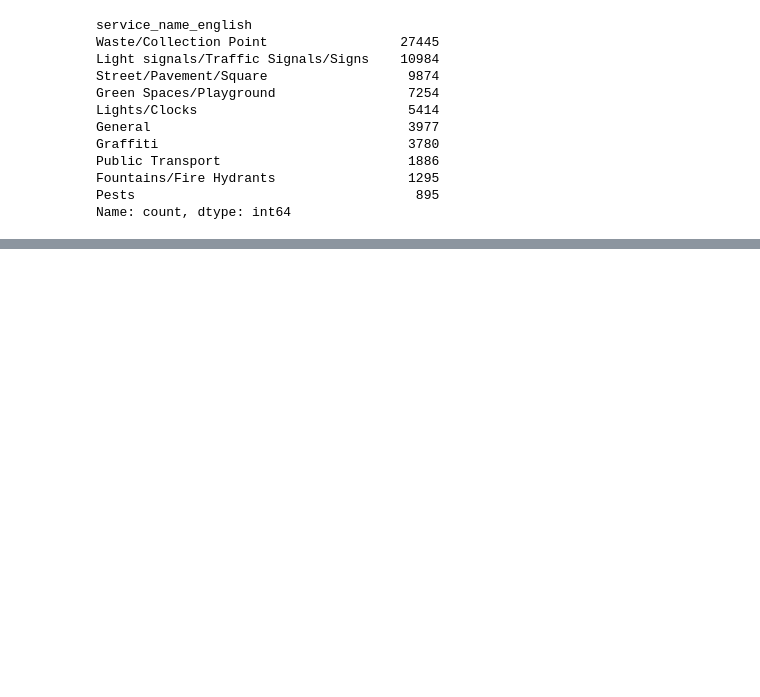
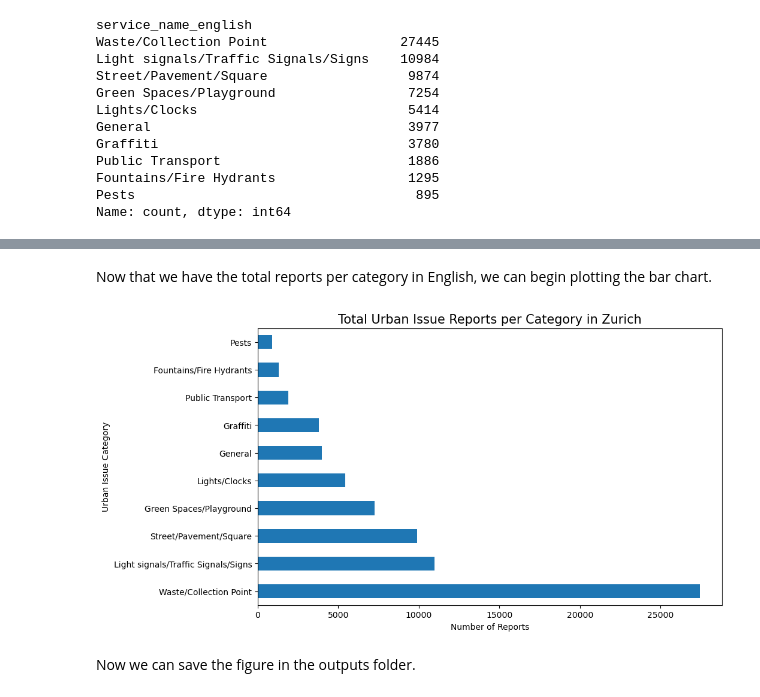
Before and after one commit to dnugent01/zurich-urban-issues, a Jupyter notebook: notebooks/analysis.ipynb, the cells around one changed output, grey strips where cells are left out. Drawn from its saved outputs; the diff is of its cells as text; code cells hidden in the pictures; blank space fills up the shorter version.

Commit message:
created barchart of most common urban issue report categories in zurich, created map of most common urban issue report categories per quartier

```diff
--- a/notebooks/analysis.ipynb
+++ b/notebooks/analysis.ipynb
@@ -508,0 +515,7 @@ Name: count, dtype: int64
+# %%
+#count the number of reports per category
+category_report_counts = (
+    zurich_qi["service_name_english"].value_counts() #value_counts() for frequency of categories
+)
+
+category_report_counts.head()
@@ -508,0 +530,25 @@ Name: count, dtype: int64
+# %% [markdown]
+Now that we have the total reports per category in English, we can begin plotting the bar chart.
+# %%
+#create the figure and axes
+fig, ax = plt.subplots(figsize=(10,6))
+
+#plot the bar chart horizontally
+category_report_counts.plot(
+    kind="barh", #horizontal bar chart
+    ax=ax
+)
+#add title and axes titles
+ax.set_title(
+    "Total Urban Issue Reports per Category in Zurich",
+    fontsize=15
+)
+ax.set_xlabel("Number of Reports")
+ax.set_ylabel("Urban Issue Category")
+
+#show the figure
+plt.show()
+# %% [output]
+[figure, added]
+# %% [markdown]
+Now we can save the figure in the outputs folder.
```
Also changed, not shown: parts of 22 cells of this notebook, 4 other files.
